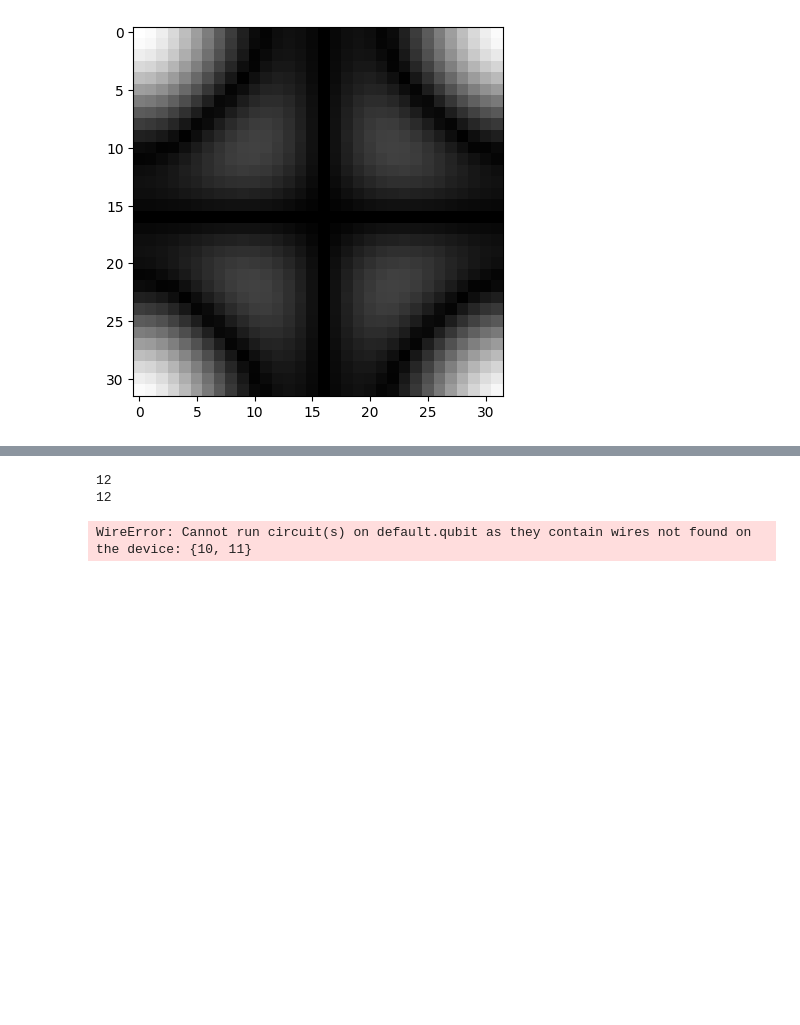
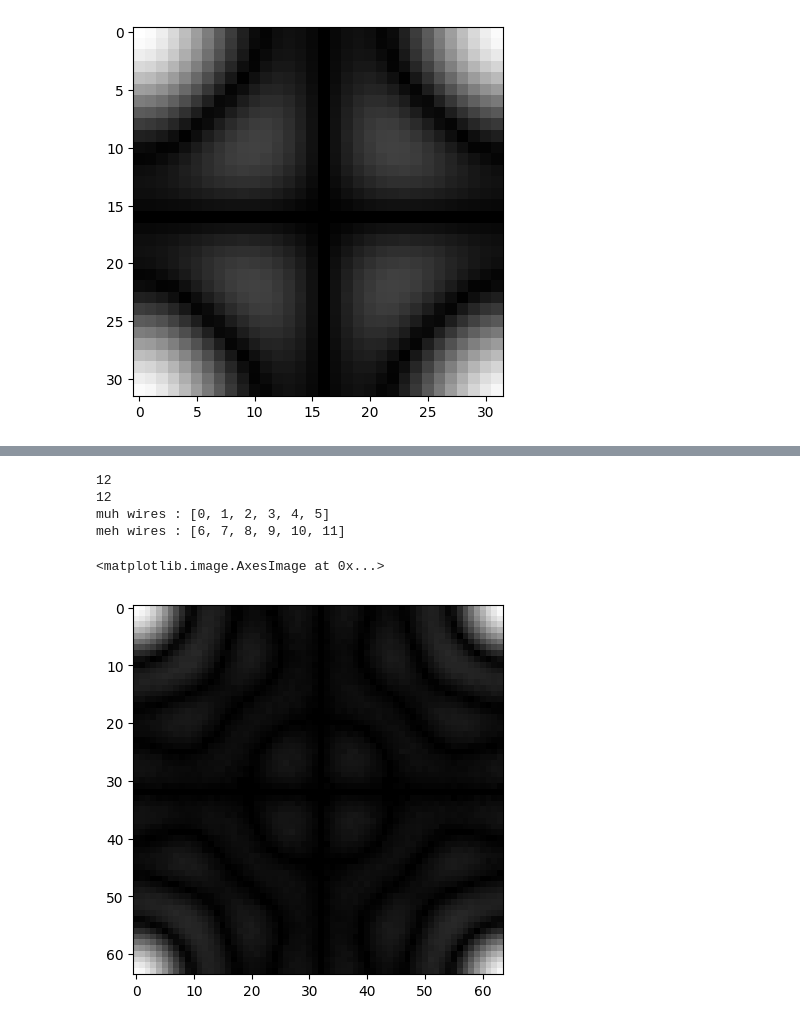
Before and after one commit to Kuift/QuantumAstronomy, a Jupyter notebook: QPIE_Pennylane.ipynb, the cells around one changed output, grey strips where cells are left out. Saved outputs shown, nothing was run; the diff lists cells and outputs as text; code cells hidden in the pictures; blank space fills up the shorter version.

```diff
--- a/QPIE_Pennylane.ipynb
+++ b/QPIE_Pennylane.ipynb
@@ -160,17 +171,21 @@ MSE(imout,np.abs(ft))
 # %%
 img = np.zeros((64,64))
 img[10:14,10:18] =1
 img[9,11:17]=1
 img[8,12:16]=1
 img[14,11:17]=1
 img[15,12:16]=1
 amp, n = qpie_encoding(img)
 print(n)
+dev2 = qml.device('default.qubit', wires=n, shots=SHOTS)
 norm = (np.linalg.norm(img.flatten()))
-measured_qft_circuit = np.sqrt(qft_circuit(amp,n)) * norm * 2**(n/2)
+measured_qft_circuit = np.sqrt(qft_circuit(amp,n,dev2)()) * norm * 2**(n/2)
 imout = measured_qft_circuit.reshape(img.shape)
 plt.imshow(imout,cmap='gray')
 # %% [output]
 12
 12
+muh wires : [0, 1, 2, 3, 4, 5]
+meh wires : [6, 7, 8, 9, 10, 11]
-WireError: Cannot run circuit(s) on default.qubit as they contain wires not found on the device: {10, 11}
+<matplotlib.image.AxesImage at 0x...>
+[figure, added]
```
Also changed, not shown: parts of 17 cells of this notebook.
